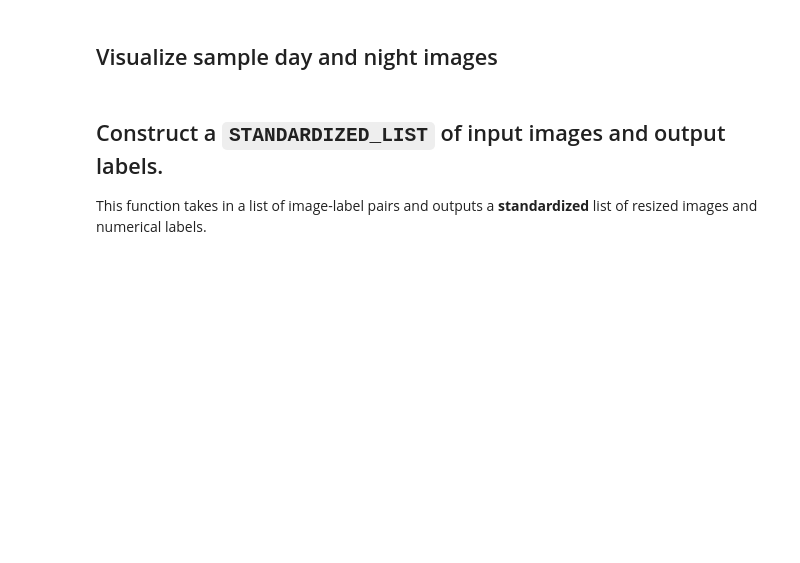
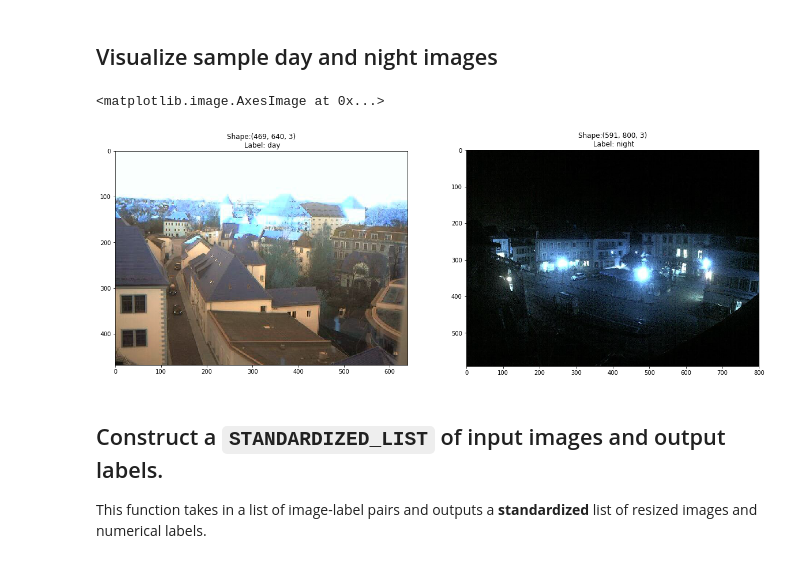
Before and after one commit to aosunt25/VisionParaRobotsAlfredo, a Jupyter notebook: Vision/Tareas/A1-Image-Classifier/A1. CV. Basic Image Classification.ipynb, the cells around one changed output. Drawn from its saved outputs; the diff is of its cells as text; code cells hidden in the pictures; blank space fills up the shorter version.

```diff
--- a/Vision/Tareas/A1-Image-Classifier/A1. CV. Basic Image Classification.ipynb
+++ b/Vision/Tareas/A1-Image-Classifier/A1. CV. Basic Image Classification.ipynb
@@ -50,20 +50,23 @@ IMAGE_LIST = helpers.load_dataset(image_dir_training)
 # %%
 # Select an image and its label by list index
 image_index = 6
 selected_image_day = IMAGE_LIST[image_index][0]
 selected_label_day = IMAGE_LIST[image_index][1]
 
 image_index = 121
 selected_image_night = IMAGE_LIST[image_index][0]
 selected_label_night = IMAGE_LIST[image_index][1]
 
 ## TODO: Create a subplot of a day image and a night image. The titles should consist of the shape and label
 # of the image
 f, (ax1, ax2) = plt.subplots(1, 2, figsize=(20,10))
-ax1.set_title("Day")
+ax1.set_title("Shape:" +str(selected_image_day.shape) + "\n Label: " + str(selected_label_day) )
 ax1.imshow(selected_image_day)
-ax2.set_title("night")
+ax2.set_title("Shape:" +str(selected_image_night.shape) + "\n Label: " + str(selected_label_night) )
 ax2.imshow(selected_image_night)
+# %% [output]
+<matplotlib.image.AxesImage at 0x...>
+[figure, added]
 # %% [markdown]
 ## Construct a `STANDARDIZED_LIST` of input images and output labels.
 
```
Also changed, not shown: parts of 4 cells of this notebook.
